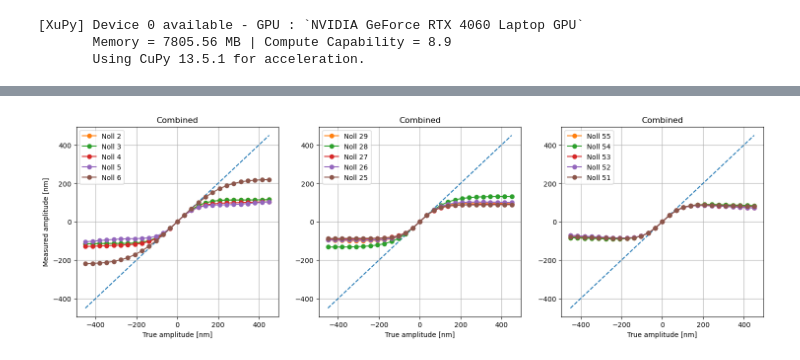
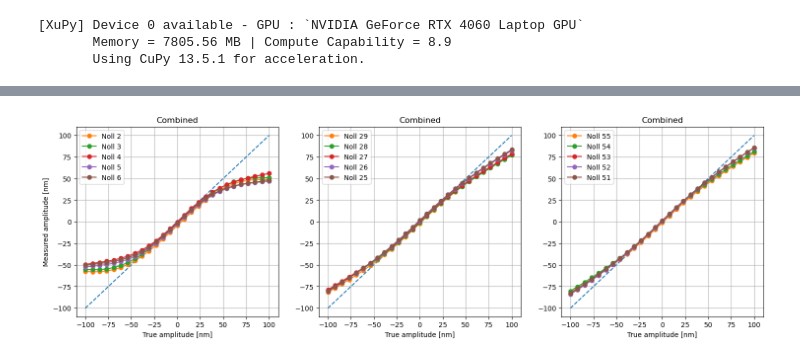
Before and after one commit to ArcetriAdaptiveOptics/ekarus, a Jupyter notebook: ekarus/notebooks/sensorFusion.ipynb, the cells around one changed output, grey strips where cells are left out. Cells and saved outputs as stored; diff of their text form; code cells hidden in the pictures.

```diff
--- a/ekarus/notebooks/sensorFusion.ipynb
+++ b/ekarus/notebooks/sensorFusion.ipynb
@@ -395,26 +328,22 @@ test_linearity_combinedRB(redSC=rWFS, blueSC=bWFS, redRec=rRec, blueRec=bRec, nR
 # %%
-def compute_combined_slopes(ampInM, noll, nPhotons, w:float=0.0):
-    redM2rad = 2*xp.pi/redLambda
-    blueM2rad = 2*xp.pi/blueLambda
-    redAmp = ampInM*redM2rad*(1-w)
-    redAb = create_field_from_zernike_coefficients(mask, noll, redAmp)
-    redAmps = rWFS.compute_slopes(redAb, redLambdaOverD, nPhotons=nPhotons)/redM2rad
-    blueAmp = ampInM*blueM2rad*(1+w)
-    blueAb = create_field_from_zernike_coefficients(mask, noll, blueAmp)
-    blueAmps = bWFS.compute_slopes(blueAb, blueLambdaOverD, nPhotons=nPhotons)/blueM2rad
+def compute_combined_slopes(ampInM, noll, nPhotons):
+    redAb = create_field_from_zernike_coefficients(mask, noll, ampInM*2*xp.pi/redLambda)
+    redAmps = rWFS.compute_slopes(redAb, redLambdaOverD, nPhotons=nPhotons)
+    blueAb = create_field_from_zernike_coefficients(mask, noll, ampInM*2*xp.pi/blueLambda)
+    blueAmps = bWFS.compute_slopes(blueAb, blueLambdaOverD, nPhotons=nPhotons)
     slopes = xp.hstack([redAmps,blueAmps])
     return slopes
 
-def push_pull_calibrate_combined(Nmodes, ampInM:float = 10e-9, nPhotons=None, show:bool=False, w:float=0.0):
+def push_pull_calibrate_combined(Nmodes, ampInM:float = 10e-9, nPhotons=None, show:bool=False):
 
     slope = compute_combined_slopes(ampInM, 1, nPhotons)
     IM = xp.zeros([len(slope),Nmodes])
 
     for i in range(Nmodes):
         noll = 2 + i
-        push_slope = compute_combined_slopes(ampInM, noll, nPhotons, w=w)/ampInM
+        push_slope = compute_combined_slopes(ampInM, noll, nPhotons)/ampInM
 
-        pull_slope = compute_combined_slopes(-ampInM, noll, nPhotons, w=w)/ampInM
+        pull_slope = compute_combined_slopes(-ampInM, noll, nPhotons)/ampInM
 
         if i <= 8 and show:
             plt.figure(figsize=(18,5))
@@ -436,7 +365,7 @@ def push_pull_calibrate_combined(Nmodes, ampInM:float = 10e-9, nPhotons=None, sh
     return Rec, IM
 
 
-def test_linearity_combined(Rec, nRecModes:int, Nmodes:int=8, title_str='', amp=300e-9, w:float=0.0):
+def test_linearity_combined(Rec, nRecModes:int, Nmodes:int=8, title_str='', amp=300e-9):
 
     amp_vec = xp.linspace(-amp,amp,27,endpoint=True) #xp.linspace(-75/rad2nm,75/rad2nm,27,endpoint=True)
     mid_amp_vec = xp.linspace(-amp,amp,27,endpoint=True) #xp.linspace(-50/rad2nm,50/rad2nm,27,endpoint=True)
@@ -450,7 +379,6 @@ def test_linearity_combined(Rec, nRecModes:int, Nmodes:int=8, title_str='', amp=
     plt.subplot(1,3,3)
     plt.plot(xp.asnumpy(low_amp_vec)*1e+9,xp.asnumpy(low_amp_vec)*1e+9,'--')
 
-
     for j in range(Nmodes):
 
         zid = j + 2
@@ -463,15 +391,15 @@ def test_linearity_combined(Rec, nRecModes:int, Nmodes:int=8, title_str='', amp=
         rev_meas_amp = xp.zeros_like(amp_vec)
 
         for k,amp in enumerate(amp_vec):
-            slopes = compute_combined_slopes(ampInM=float(amp), noll=zid, nPhotons=None, w=w)
+            slopes = compute_combined_slopes(ampInM=float(amp), noll=zid, nPhotons=None)
             zern_reconstructed = Rec @ slopes
             meas_amp[k] = zern_reconstructed[zid-2]
 
-            slopes = compute_combined_slopes(ampInM=float(mid_amp_vec[k]), noll=mid_zid, nPhotons=None, w=w)
+            slopes = compute_combined_slopes(ampInM=float(mid_amp_vec[k]), noll=mid_zid, nPhotons=None)
             zern_reconstructed = Rec @ slopes
             mid_meas_amp[k] = zern_reconstructed[mid_zid-2]
 
-            slopes = compute_combined_slopes(ampInM=float(low_amp_vec[k]), noll=rev_zid, nPhotons=None, w=w)
+            slopes = compute_combined_slopes(ampInM=float(low_amp_vec[k]), noll=rev_zid, nPhotons=None)
             zern_reconstructed = Rec @ slopes
             rev_meas_amp[k] = zern_reconstructed[rev_zid-2]
 
@@ -497,12 +425,4 @@ def test_linearity_combined(Rec, nRecModes:int, Nmodes:int=8, title_str='', amp=
         plt.title(title_str)
         plt.grid(True)
 # %%
-cRec, cIM = push_pull_calibrate_combined(nRecModes, ampInM=5e-9, nPhotons=None)#, show=True, w=w)
-
-IM_norm = cIM.copy()
-nPyrSlopes = len(rWFS.compute_slopes(1-xp.asarray(mask.mask()), redLambdaOverD, nPhotons=None))
-nZernSlopes = xp.shape(cIM)[0]-nPyrSlopes
-IM_norm[:nPyrSlopes,:] *= nZernSlopes/nPyrSlopes
-IM_norm[nPyrSlopes:,:] *= nPyrSlopes/nZernSlopes
-
-Rec_norm = xp.linalg.pinv(IM_norm)
+cRec, cIM = push_pull_calibrate_combined(nRecModes, ampInM=15e-9, nPhotons=None)#, show=True, w=w)
@@ -561,7 +453,6 @@ plt.grid()
 # %%
 # Linearity check
 Nmodes = 5
-test_linearity_combined(cRec, nRecModes, Nmodes=Nmodes, title_str='Combined', amp=450e-9, w=0.0)
-# test_linearity_combined(Rec_norm, nRecModes, Nmodes=Nmodes, title_str='Combined', amp=450e-9, w=0.0)
+test_linearity_combined(cRec, nRecModes, Nmodes=Nmodes, title_str='Combined', amp=100e-9)
 # %% [output]
-[figure, old version]
+[figure, new version]
```
Also changed, not shown: parts of 21 cells of this notebook, 5 other files.
